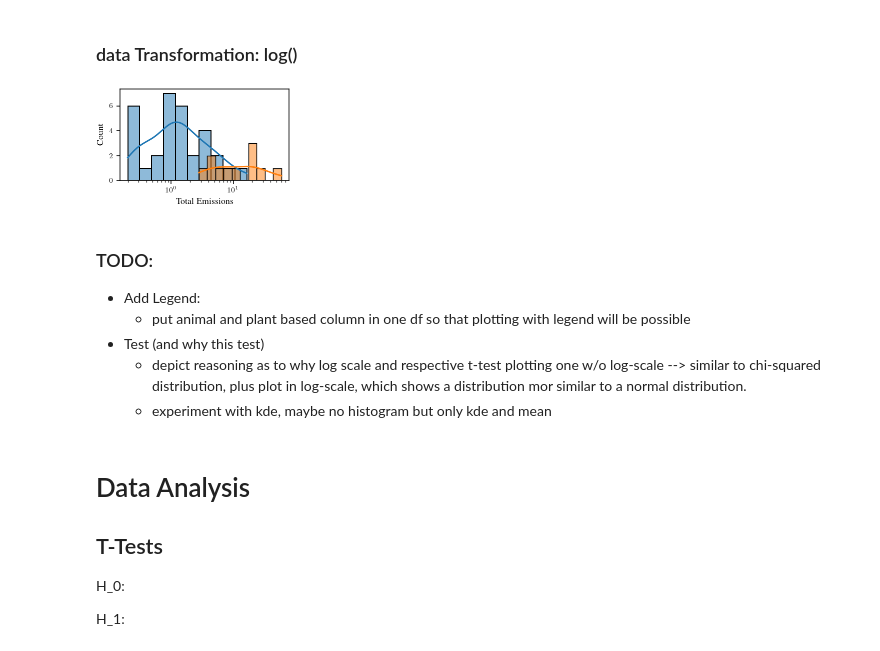
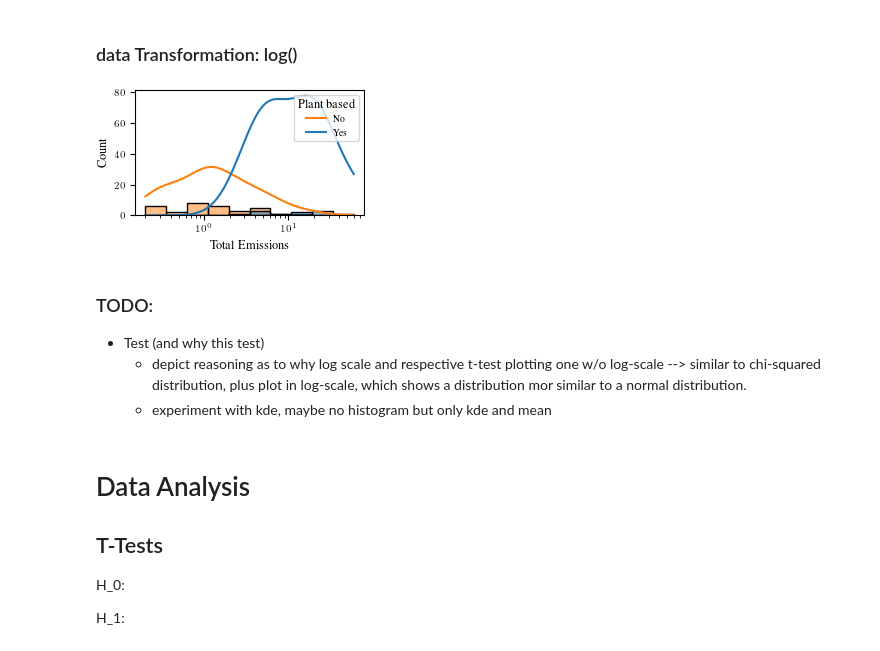
Before and after one commit to hannma/data-literacy-project, a Jupyter notebook: analysis/data_exploration.ipynb, the cells around one changed output. Cells and saved outputs as stored; diff of their text form; code cells hidden in the pictures.

Commit message:
chore: added legend on plots

```diff
--- a/analysis/data_exploration.ipynb
+++ b/analysis/data_exploration.ipynb
@@ -53,16 +56,13 @@ data = data.fillna(data.mean(numeric_only=True))
 # %%
-data_plant = data[data["Plant based"]==1]
-data_animal = data[data["Plant based"]==0]
-
 # for nice plots (svg) in LaTeX math mode:
 with plt.rc_context(bundles.neurips2022(usetex=True, rel_width=0.5, nrows=1, ncols=1)):
     # Setup code
     fig, axs = plt.subplots(nrows=1, ncols=1)
 
     # Plotting code
-    plant_hist = sns.histplot(data_plant["Total Emissions"], bins=10, color="C0", legend=False, ax=axs, kde=True)
-
-    sns.histplot(data_animal["Total Emissions"], bins=10, color="C1", legend=False, ax=axs, kde=True, label="Animal based")
+    plant_hist = sns.histplot(x="Total Emissions", bins=10, legend=True,
+                              ax=axs, kde=True, hue="Plant based", data=data)
+    plt.legend(title='Plant based', loc='upper right', labels=['No', 'Yes'])
 
     # Save plot
     fig.savefig(
@@ -84,26 +84,24 @@ So, let's transform data by applying  log and check out the distribution
 # %%
 # for nice plots (svg) in LaTeX math mode:
 with plt.rc_context(bundles.neurips2022(usetex=True, rel_width=0.5, nrows=1, ncols=1)):
     # Setup code
     fig, axs = plt.subplots(nrows=1, ncols=1)
 
     # Plotting code
-    plant_hist = sns.histplot(data_plant["Total Emissions"], bins=10, color="C0", legend=False, ax=axs, kde=True, log_scale=True)
-
-    sns.histplot(data_animal["Total Emissions"], bins=10, color="C1", legend=False, ax=axs, kde=True, label="Animal based", log_scale=True)
+    plant_hist = sns.histplot(x="Total Emissions", bins=10, legend=True,
+                              ax=axs, kde=True, log_scale=True, data=data, hue="Plant based")
+    plt.legend(title='Plant based', loc='upper right', labels=['No', 'Yes'])
 
     # Save plot
     fig.savefig(
     "figures/testplot.pdf",
     bbox_inches="tight",
     pad_inches=0.01,
     )
 # %% [output]
-[figure, old version]
+[figure, new version]
 # %% [markdown]
 ### TODO:
-- Add Legend:
-    -   put animal and plant based column in one df so that plotting with legend will be possible
 - Test (and why this test)
     - depict reasoning as to why log scale and respective t-test plotting one w/o log-scale --> similar to chi-squared distribution, plus plot in log-scale, which shows a distribution mor similar to a normal distribution.
     - experiment with kde, maybe no histogram but only kde and mean
```
Also changed, not shown: parts of 2 cells of this notebook, 1 other file.
